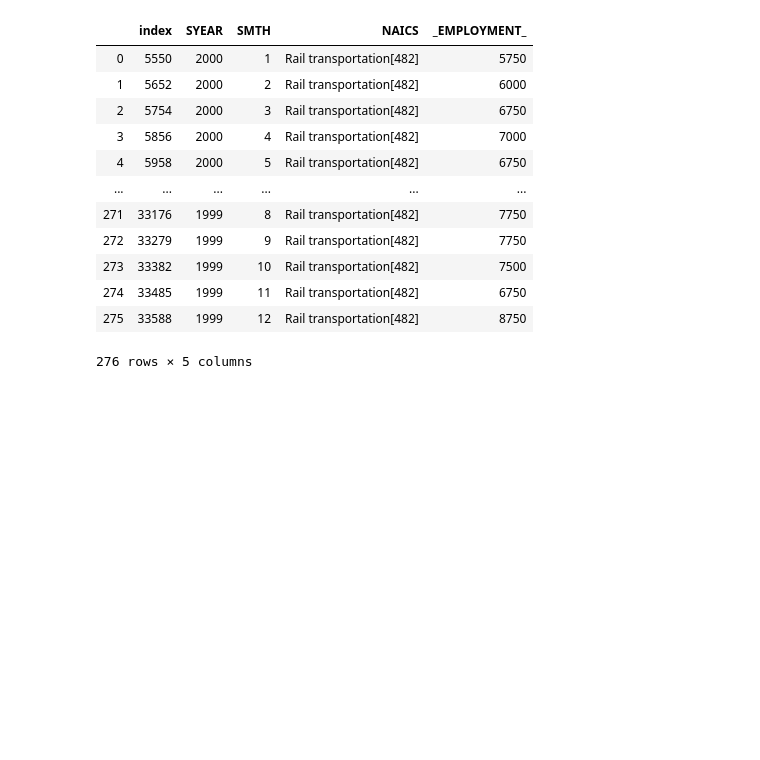
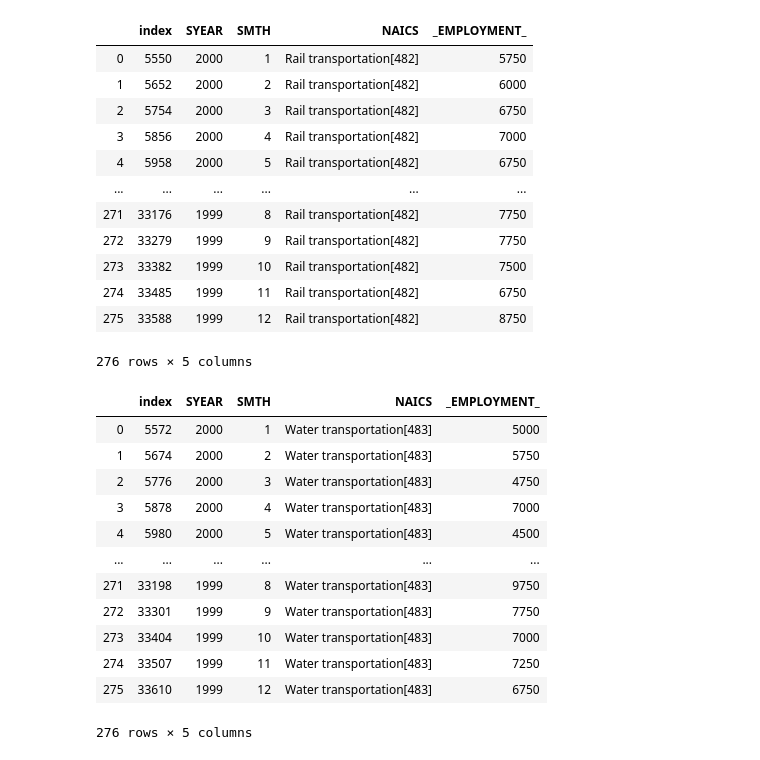
Before and after one commit to Hotlynn2/SERIES-ANALYSIS-OF-NAICS, a Jupyter notebook: Time Analysis Series.ipynb, the cells around one changed output. Drawn from its saved outputs; the diff is of its cells as text; code cells hidden in the pictures; blank space fills up the shorter version.

```diff
--- a/Time Analysis Series.ipynb
+++ b/Time Analysis Series.ipynb
@@ -2427,3 +2427,20 @@ Rail_transportation
 | 274 | 33485 | 1999 | 11 | Rail transportation[482] | 6750 |
 | 275 | 33588 | 1999 | 12 | Rail transportation[482] | 8750 |
 276 rows × 5 columns
+# %%
+Water_transportation = data.loc[data['NAICS'].str.contains('483', na = False)].reset_index()
+Water_transportation
+# %% [output]
+|  | index | SYEAR | SMTH | NAICS | _EMPLOYMENT_ |
+| 0 | 5572 | 2000 | 1 | Water transportation[483] | 5000 |
+| 1 | 5674 | 2000 | 2 | Water transportation[483] | 5750 |
+| 2 | 5776 | 2000 | 3 | Water transportation[483] | 4750 |
+| 3 | 5878 | 2000 | 4 | Water transportation[483] | 7000 |
+| 4 | 5980 | 2000 | 5 | Water transportation[483] | 4500 |
+| ... | ... | ... | ... | ... | ... |
+| 271 | 33198 | 1999 | 8 | Water transportation[483] | 9750 |
+| 272 | 33301 | 1999 | 9 | Water transportation[483] | 7750 |
+| 273 | 33404 | 1999 | 10 | Water transportation[483] | 7000 |
+| 274 | 33507 | 1999 | 11 | Water transportation[483] | 7250 |
+| 275 | 33610 | 1999 | 12 | Water transportation[483] | 6750 |
+276 rows × 5 columns
```
Also changed, not shown: parts of 15 cells of this notebook.
